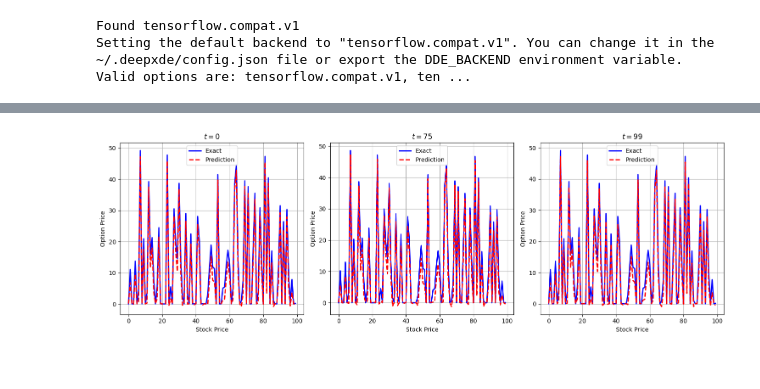
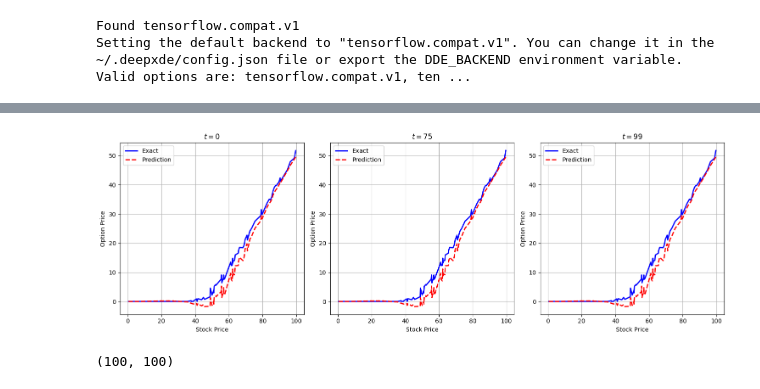
Before and after one commit to aderdouri/PINNs, a Jupyter notebook: Tutorials/bs_deepxde.ipynb, the cells around one changed output, grey strips where cells are left out. Cells and saved outputs as stored; diff of their text form; code cells hidden in the pictures.

```diff
--- a/Tutorials/bs_deepxde.ipynb
+++ b/Tutorials/bs_deepxde.ipynb
@@ -150,16 +153,0 @@ Relative L2 error: 0.11742897546760829
-# %%
-import torch
-
-S, t = X[:, 0:1], X[:, 1:2]
-S_tensor = torch.tensor(S.squeeze())
-t_tensor = torch.tensor(t.squeeze())
-
-S_grid_pred, t_grid_pred = torch.meshgrid(S_tensor.squeeze(), t_tensor.squeeze(),
-                                          indexing='ij')
-S_flat = S_grid_pred.flatten().view(-1, 1)
-t_flat = t_grid_pred.flatten().view(-1, 1)
-
-X_grid = torch.cat((S_flat, t_flat), dim=1)
-X_grid_np = X_grid.detach().numpy()
-y_pred_flat = model.predict(X_grid_np)
-y_pred = y_pred_flat.reshape(100, 100)
@@ -176,9 +153,0 @@ tensor([[26.1787,  0.2443],
-# %%
-# Make predictions
-#X = geomtime.random_points(100)
-#y_pred = model.predict(X)  # Use X instead of X_normalized
-
-# Compare with analytical solution
-y_true = analytical_solution(X_grid)
-# %%
-y_true = y_true.reshape(100, 100)
@@ -185,3 +174,4 @@ y_true = y_true.reshape(100, 100)
 # %%
-type(X[:, 0:1])
+asset = X[:, 0].reshape(100, 1)
+asset.shape
 # %% [output]
@@ -204,34 +199,42 @@ plt.show()
 # %%
 # Step 8: Compare predictions with exact solution at specific time slices
 time_slices = [0, 75, 99]  # Time slices to compare
 
 plt.figure(figsize=(15, 5))
 
 for i, t_slice in enumerate(time_slices):
     # Extract points for the time slice
     #X_slice = X[X[:, 1] == t_slice]
     #y_pred_slice = model.predict(X)  # Use X_slice instead of X_slice_normalized
 
     # Compute exact solution
     #y_true_slice = analytical_solution(X)
 
-    y_pred_slice = y_pred[:, t_slice]
-    y_true_slice = y_true[:, t_slice]
+    y_pred_slice = y_pred
+    y_true_slice = y_true
 
     # Plot comparison
     plt.subplot(1, 3, i + 1)
-    plt.plot(np.argsort(X[:, 0:1].squeeze()), y_true_slice, 'b-', label='Exact', linewidth=2)
-    plt.plot(np.argsort(X[:, 0:1].squeeze()), y_pred_slice, 'r--', label='Prediction', linewidth=2)
+    #plt.plot(X[:, 0:1].squeeze(), y_true_slice, 'b-', label='Exact', linewidth=2)
+    #plt.plot(X[:, 0:1].squeeze(), y_pred_slice, 'r--', label='Prediction', linewidth=2)
+
+    plt.plot(asset, y_true_slice, 'b-', label='Exact', linewidth=2)
+    plt.plot(asset, y_pred_slice, 'r--', label='Prediction', linewidth=2)
+
     plt.title(f"$t = {t_slice}$")
     plt.xlabel("Stock Price")
     plt.ylabel("Option Price")
     plt.legend()
     plt.grid()
 
 plt.tight_layout()
 plt.show()
 # %% [output]
-[figure, old version]
+[figure, new version]
+# %%
+y_pred.shape
+# %% [output]
+(100, 100)
 # %%
 type(X[:, 0:1].squeeze())
 
```
Also changed, not shown: parts of 10 cells of this notebook.
